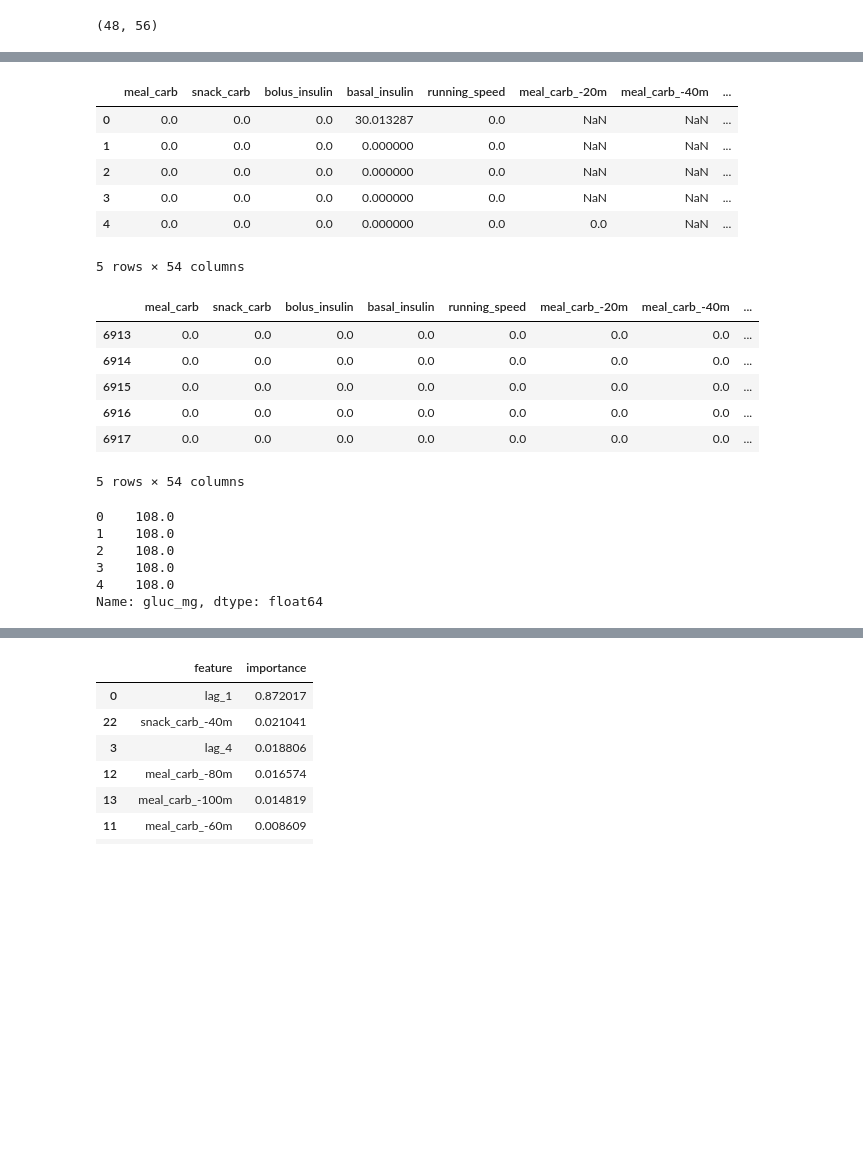
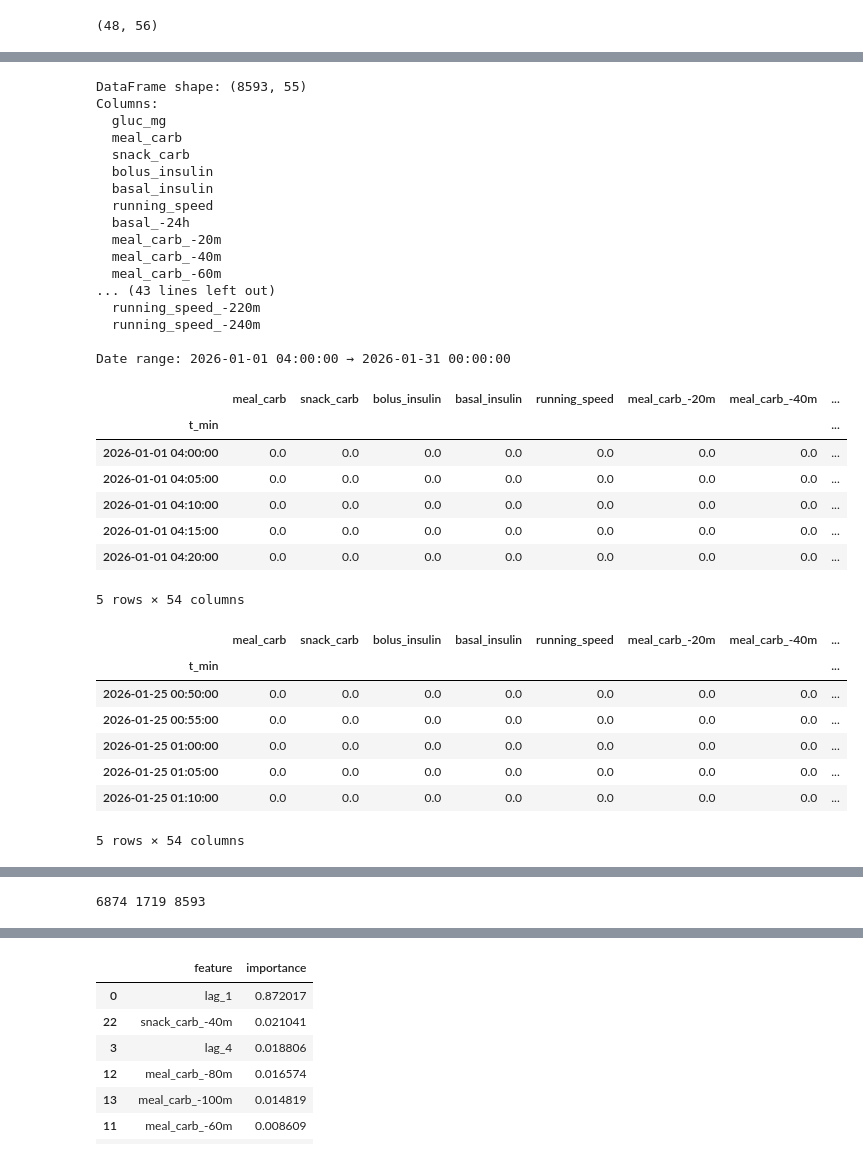
Before and after one commit to WillyFtAb/TFG-GIS-Predictor-glucosa, a Jupyter notebook: Pruebas/estadisticas.ipynb, the cells around one changed output, grey strips where cells are left out. Drawn from its saved outputs; the diff is of its cells as text; code cells hidden in the pictures; blank space fills up the shorter version.

```diff
--- a/Pruebas/estadisticas.ipynb
+++ b/Pruebas/estadisticas.ipynb
@@ -240,0 +264,6 @@ print(filas_con_na.shape)
+# %%
+START = '2026-01-01'
+df_prueba.index = pd.to_datetime(START) + pd.to_timedelta(df_prueba['t_min'], unit='min')
+df_prueba = df_prueba.drop(columns=['t_min'])
+df_prueba = df_prueba.asfreq("5min")
+df_prueba.head()
@@ -243,60 +281,75 @@ from skforecast.direct import ForecasterDirect
 from xgboost import XGBRegressor
 
 # Elminación de los valores nulos
-# df_prueba.dropna(inplace=True)
-
+df_prueba.dropna(inplace=True)
+print("DataFrame shape:", df_prueba.shape)
+print("Columns:\n ", "\n  ".join(df_prueba.columns.tolist()))
+print("\nDate range:", df_prueba.index[0], "→", df_prueba.index[-1])
 
 # División de 0,8 train y 0,2 test
 corte = round(df_prueba.shape[0]*0.8)
 x_cols = ['meal_carb', 'snack_carb', 'bolus_insulin',
        'basal_insulin', 'running_speed', 'meal_carb_-20m', 'meal_carb_-40m', 'meal_carb_-60m',
        'meal_carb_-80m', 'meal_carb_-100m', 'meal_carb_-120m',
        'meal_carb_-140m', 'meal_carb_-160m', 'meal_carb_-180m',
        'meal_carb_-200m', 'meal_carb_-220m', 'meal_carb_-240m',
        'snack_carb_-20m', 'snack_carb_-40m', 'snack_carb_-60m',
        'snack_carb_-80m', 'snack_carb_-100m', 'snack_carb_-120m',
        'snack_carb_-140m', 'snack_carb_-160m', 'snack_carb_-180m',
        'snack_carb_-200m', 'snack_carb_-220m', 'snack_carb_-240m',
        'bolus_insulin_-20m', 'bolus_insulin_-40m', 'bolus_insulin_-60m',
        'bolus_insulin_-80m', 'bolus_insulin_-100m', 'bolus_insulin_-120m',
        'bolus_insulin_-140m', 'bolus_insulin_-160m', 'bolus_insulin_-180m',
        'bolus_insulin_-200m', 'bolus_insulin_-220m', 'bolus_insulin_-240m',
        'running_speed_-20m', 'running_speed_-40m', 'running_speed_-60m',
        'running_speed_-80m', 'running_speed_-100m', 'running_speed_-120m',
        'running_speed_-140m', 'running_speed_-160m', 'running_speed_-180m',
        'running_speed_-200m', 'running_speed_-220m', 'running_speed_-240m',
        'basal_-24h']
 
-x_train = df_prueba.loc[:corte, x_cols]
-x_test = df_prueba.loc[corte:, x_cols]
+x_train = df_prueba.loc[:, x_cols].iloc[:corte,:]
+x_test = df_prueba.loc[:, x_cols].iloc[corte:,]
 
-y_train = df_prueba.loc[:corte, 'gluc_mg']
-y_test = df_prueba.loc[corte:, 'gluc_mg']
+y_train = df_prueba.loc[:, 'gluc_mg'].iloc[:corte,]
+y_test = df_prueba.loc[:, 'gluc_mg'].iloc[corte:,]
 
 display(x_train.head())
 display(x_test.head())
 display(y_train.head())
 display(y_test.head())
 
 print(len(x_train),len(x_test),len(x_train)+len(x_test))
 # %% [output]
+DataFrame shape: (8593, 55)
+Columns:
+  gluc_mg
+  meal_carb
+  snack_carb
+  bolus_insulin
+  basal_insulin
+  running_speed
+  basal_-24h
+  meal_carb_-20m
+  meal_carb_-40m
+  meal_carb_-60m
+... (43 lines left out)
+  running_speed_-220m
+  running_speed_-240m
+
+Date range: 2026-01-01 04:00:00 → 2026-01-31 00:00:00
 |  | meal_carb | snack_carb | bolus_insulin | basal_insulin | running_speed | meal_carb_-20m | meal_carb_-40m | ... |
-| 0 | 0.0 | 0.0 | 0.0 | 30.013287 | 0.0 | NaN | NaN | ... |
-| 1 | 0.0 | 0.0 | 0.0 | 0.000000 | 0.0 | NaN | NaN | ... |
-| 2 | 0.0 | 0.0 | 0.0 | 0.000000 | 0.0 | NaN | NaN | ... |
-| 3 | 0.0 | 0.0 | 0.0 | 0.000000 | 0.0 | NaN | NaN | ... |
-| 4 | 0.0 | 0.0 | 0.0 | 0.000000 | 0.0 | 0.0 | NaN | ... |
+| t_min |  |  |  |  |  |  |  | ... |
+| 2026-01-01 04:00:00 | 0.0 | 0.0 | 0.0 | 0.0 | 0.0 | 0.0 | 0.0 | ... |
+| 2026-01-01 04:05:00 | 0.0 | 0.0 | 0.0 | 0.0 | 0.0 | 0.0 | 0.0 | ... |
+| 2026-01-01 04:10:00 | 0.0 | 0.0 | 0.0 | 0.0 | 0.0 | 0.0 | 0.0 | ... |
+| 2026-01-01 04:15:00 | 0.0 | 0.0 | 0.0 | 0.0 | 0.0 | 0.0 | 0.0 | ... |
+| 2026-01-01 04:20:00 | 0.0 | 0.0 | 0.0 | 0.0 | 0.0 | 0.0 | 0.0 | ... |
-5 rows × 54 columns
+5 rows × 54 columns
 |  | meal_carb | snack_carb | bolus_insulin | basal_insulin | running_speed | meal_carb_-20m | meal_carb_-40m | ... |
-| 6913 | 0.0 | 0.0 | 0.0 | 0.0 | 0.0 | 0.0 | 0.0 | ... |
-| 6914 | 0.0 | 0.0 | 0.0 | 0.0 | 0.0 | 0.0 | 0.0 | ... |
-| 6915 | 0.0 | 0.0 | 0.0 | 0.0 | 0.0 | 0.0 | 0.0 | ... |
-| 6916 | 0.0 | 0.0 | 0.0 | 0.0 | 0.0 | 0.0 | 0.0 | ... |
-| 6917 | 0.0 | 0.0 | 0.0 | 0.0 | 0.0 | 0.0 | 0.0 | ... |
+| t_min |  |  |  |  |  |  |  | ... |
+| 2026-01-25 00:50:00 | 0.0 | 0.0 | 0.0 | 0.0 | 0.0 | 0.0 | 0.0 | ... |
+| 2026-01-25 00:55:00 | 0.0 | 0.0 | 0.0 | 0.0 | 0.0 | 0.0 | 0.0 | ... |
+| 2026-01-25 01:00:00 | 0.0 | 0.0 | 0.0 | 0.0 | 0.0 | 0.0 | 0.0 | ... |
+| 2026-01-25 01:05:00 | 0.0 | 0.0 | 0.0 | 0.0 | 0.0 | 0.0 | 0.0 | ... |
+| 2026-01-25 01:10:00 | 0.0 | 0.0 | 0.0 | 0.0 | 0.0 | 0.0 | 0.0 | ... |
-5 rows × 54 columns
-0    108.0
-1    108.0
-2    108.0
-3    108.0
-4    108.0
-Name: gluc_mg, dtype: float64
+5 rows × 54 columns
@@ -310,3 +370,4 @@ Name: gluc_mg, dtype: float64
+6874 1719 8593
 # %%
 import matplotlib.pyplot as plt
 fig, ax = plt.subplots(figsize=(6, 3))
```
Also changed, not shown: parts of 14 cells of this notebook.
